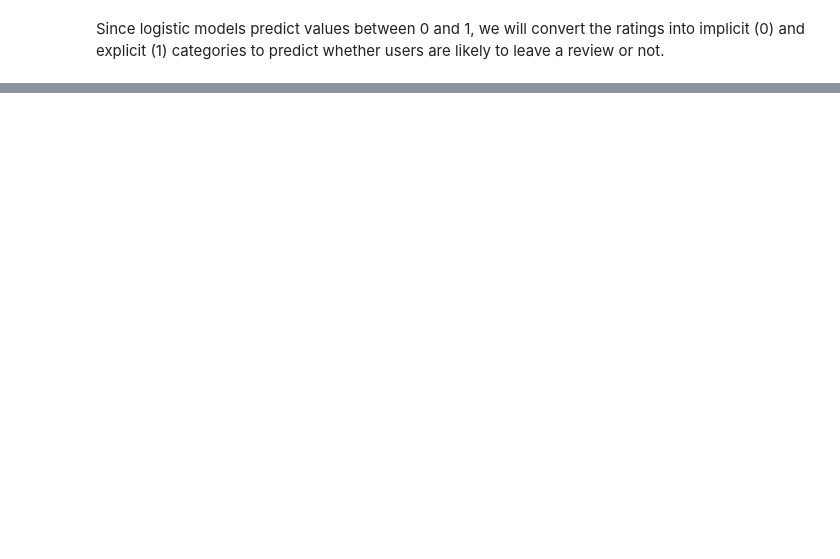
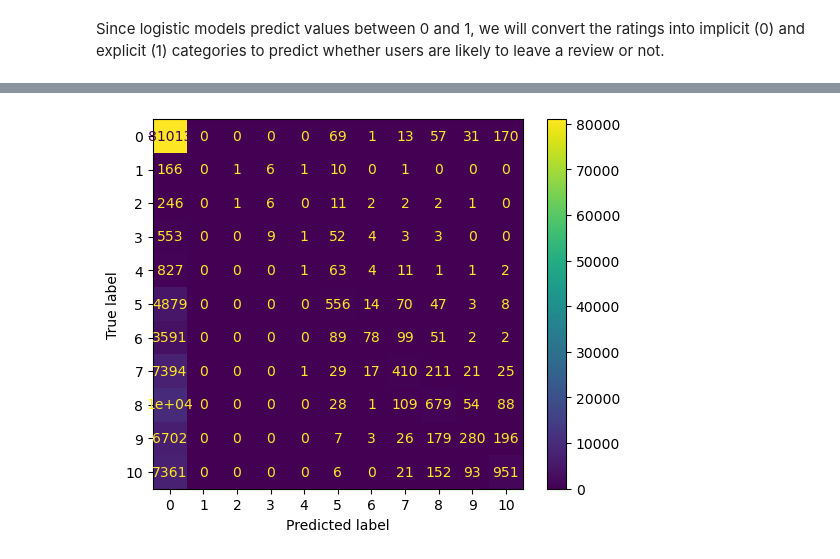
Before and after one commit to DiegoFA1/oct2024_capstone, a Jupyter notebook: notebooks/Modeling.ipynb, the cells around one changed output, grey strips where cells are left out. Saved outputs shown, nothing was run; the diff lists cells and outputs as text; code cells hidden in the pictures; blank space fills up the shorter version.

```diff
--- a/notebooks/Modeling.ipynb
+++ b/notebooks/Modeling.ipynb
@@ -112,0 +226,2 @@ The baseline model accuracy is 68.326%
+# %%
+fitted_searchKn = grid_searchKn.fit(X_train, y_train)
@@ -112,0 +257,18 @@ The baseline model accuracy is 68.326%
+# %%
+# evaluate on the original test set
+y_pred = fitted_searchKn.predict(X_test)
+
+# Generate confusion matrix
+cf_matrix = confusion_matrix(y_test, y_pred)
+
+# Get target names
+cols = ["0","1","2","3","4","5","6","7","8","9","10"]
+
+# Convert to a DataFrame
+cf_df = pd.DataFrame(
+    cf_matrix,
+    columns=['Predicted ' + x for x in cols],
+    index=['True ' + x for x in cols]
+)
+
+display(cf_df)
@@ -112,0 +288,5 @@ The baseline model accuracy is 68.326%
+# %%
+ConfusionMatrixDisplay(cf_matrix).plot()
+plt.show()
+# %% [output]
+[figure, added]
```
Also changed, not shown: parts of 78 cells of this notebook, 5 other files.
